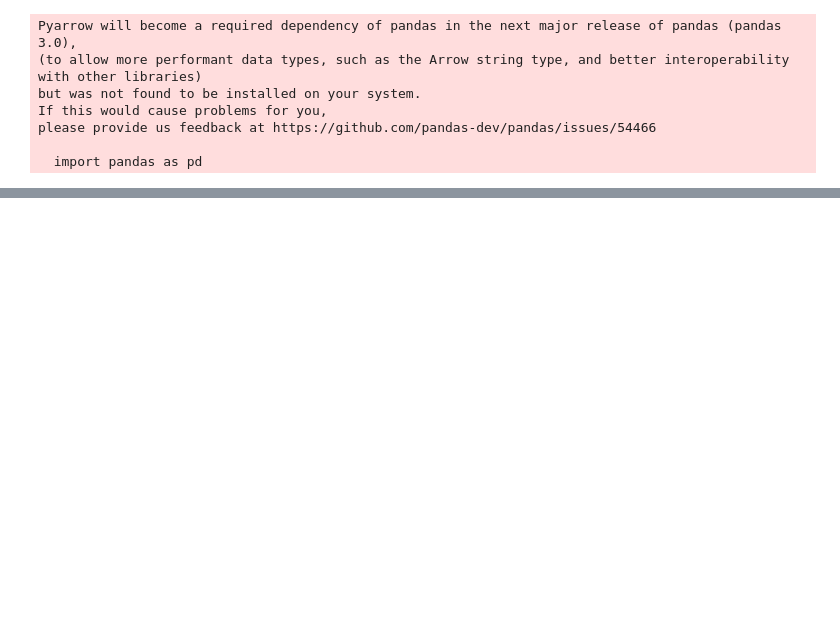
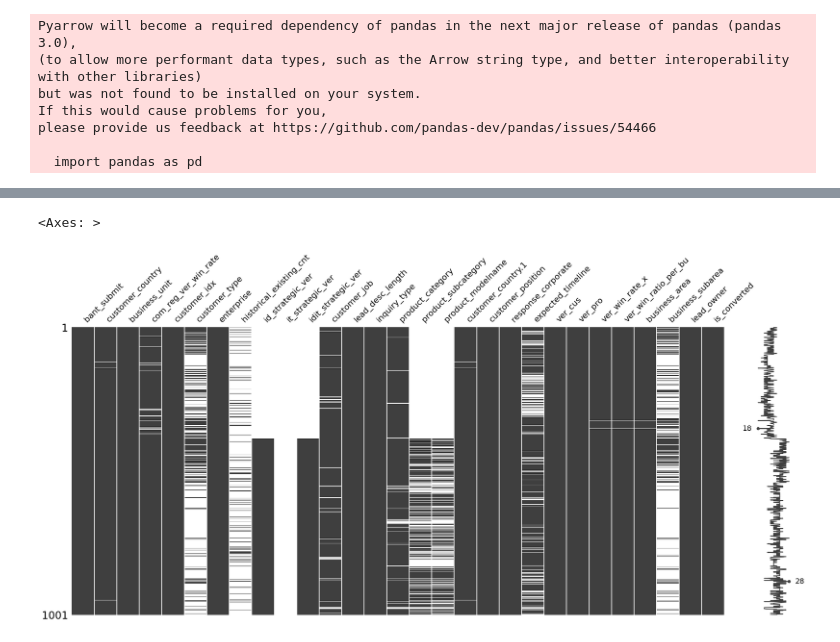
Before and after one commit to Hyeon-kki/LG-Hackathon, a Jupyter notebook: data_inputation/missing_value.ipynb, the cells around one changed output, grey strips where cells are left out. Cells and saved outputs as stored; diff of their text form; code cells hidden in the pictures; blank space fills up the shorter version.

```diff
--- a/data_inputation/missing_value.ipynb
+++ b/data_inputation/missing_value.ipynb
@@ -40,0 +98,7 @@ len(df_train)
+# %%
+# sample 어디에 비여있는지 알려준다.
+
+msno.matrix(df.loc[:1000])
+# %% [output]
+<Axes: >
+[figure, added]
```
Also changed, not shown: parts of 7 cells of this notebook, 2 other files.
